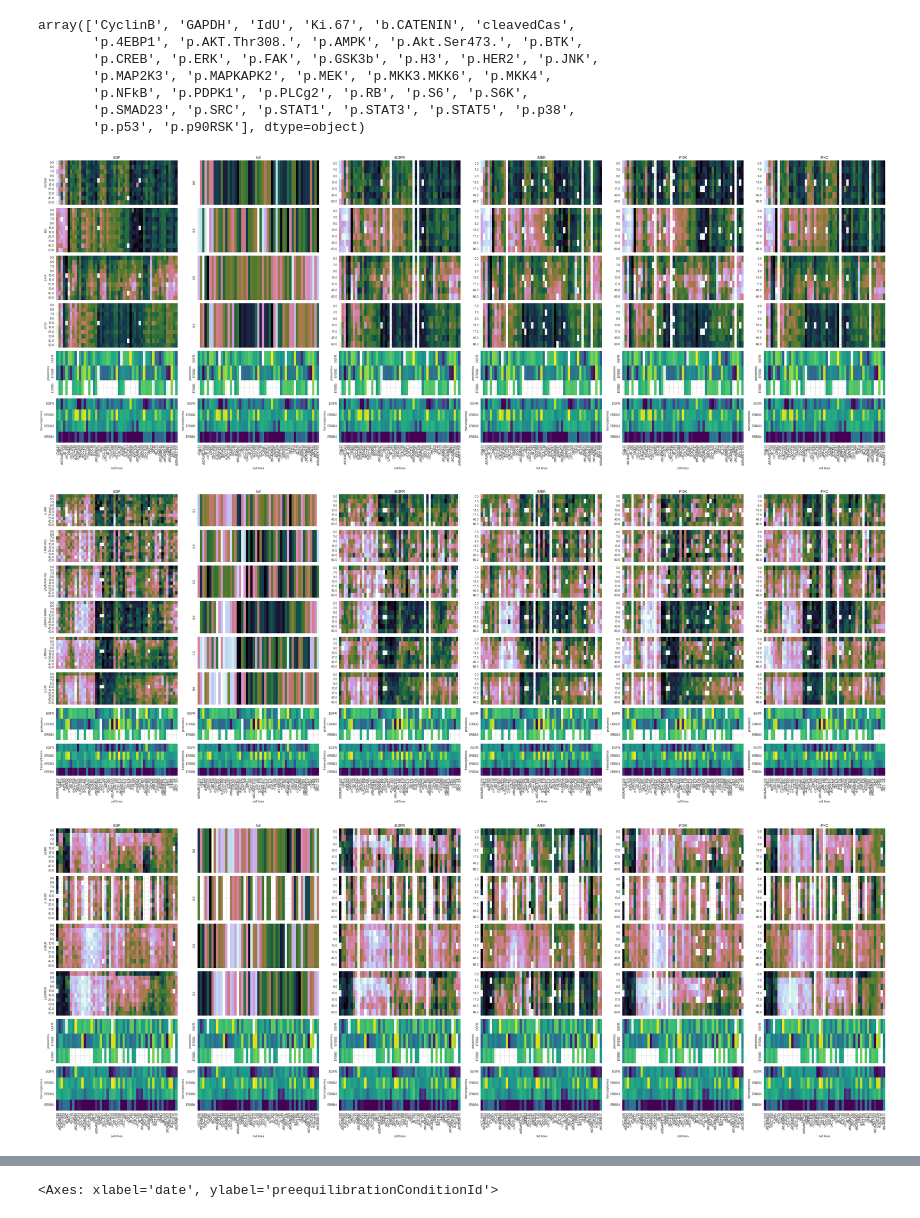
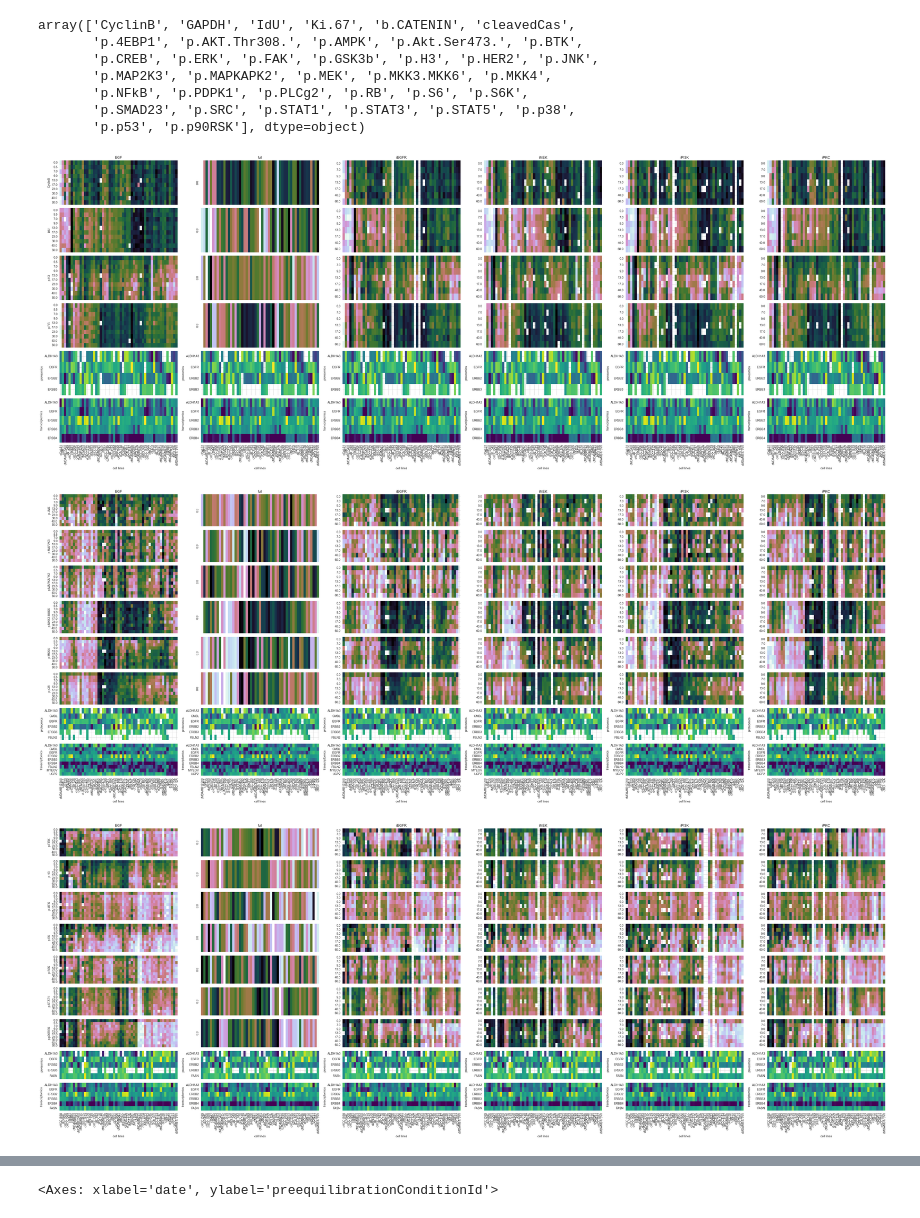
Before and after one commit to frohlich-lab/DeepMechanisticModels, a Jupyter notebook: analysis_markers.ipynb, the cells around one changed output, grey strips where cells are left out. Drawn from its saved outputs; the diff is of its cells as text; code cells hidden in the pictures.

```diff
--- a/analysis_markers.ipynb
+++ b/analysis_markers.ipynb
@@ -91,16 +91,16 @@ def plot_markers(cytof_markers, pmarkers):
     plt.tight_layout()
 # %%
 # cell cycle
-plot_markers(['CyclinB', 'p.H3', 'p.RB', 'IdU'], ['EGFR', 'ERBB2', 'ERBB3', 'ERBB4'])
+plot_markers(['CyclinB', 'p.H3', 'p.RB', 'IdU'], ['ALDH1A3', 'FASN', 'EGFR', 'ERBB2', 'ERBB3', 'ERBB4'])
 # %% [output]
-[figure, old version]
+[figure, new version]
 # %%
 # p38
-plot_markers(['p.MKK4', 'p.MAP2K3', 'p.MKK3.MKK6', 'p.p38', 'p.MAPKAPK2', 'p.JNK'], ['EGFR', 'ERBB2', 'ERBB3', 'ERBB4'])
+plot_markers(['p.MKK4', 'p.MAP2K3', 'p.MKK3.MKK6', 'p.p38', 'p.MAPKAPK2', 'p.JNK'], ['ALDH1A3', 'FASN', 'EGFR', 'ERBB2', 'ERBB3', 'ERBB4'])
 # %% [output]
-[figure, old version]
+[figure, new version]
 # %%
 # mapk
-plot_markers(['p.HER2','p.MEK', 'p.ERK', 'p.p90RSK'], ['EGFR', 'ERBB2', 'ERBB3', 'ERBB4'])
+plot_markers(['p.MEK', 'p.ERK', 'p.p90RSK',  'p.S6', 'p.S6K', 'p.STAT1', 'p.H3'], ['ALDH1A3', 'FASN', 'EGFR', 'ERBB2', 'ERBB3', 'ERBB4'])
 # %% [output]
-[figure, old version]
+[figure, new version]
```
Also changed, not shown: parts of 20 cells of this notebook, 16 other files.
